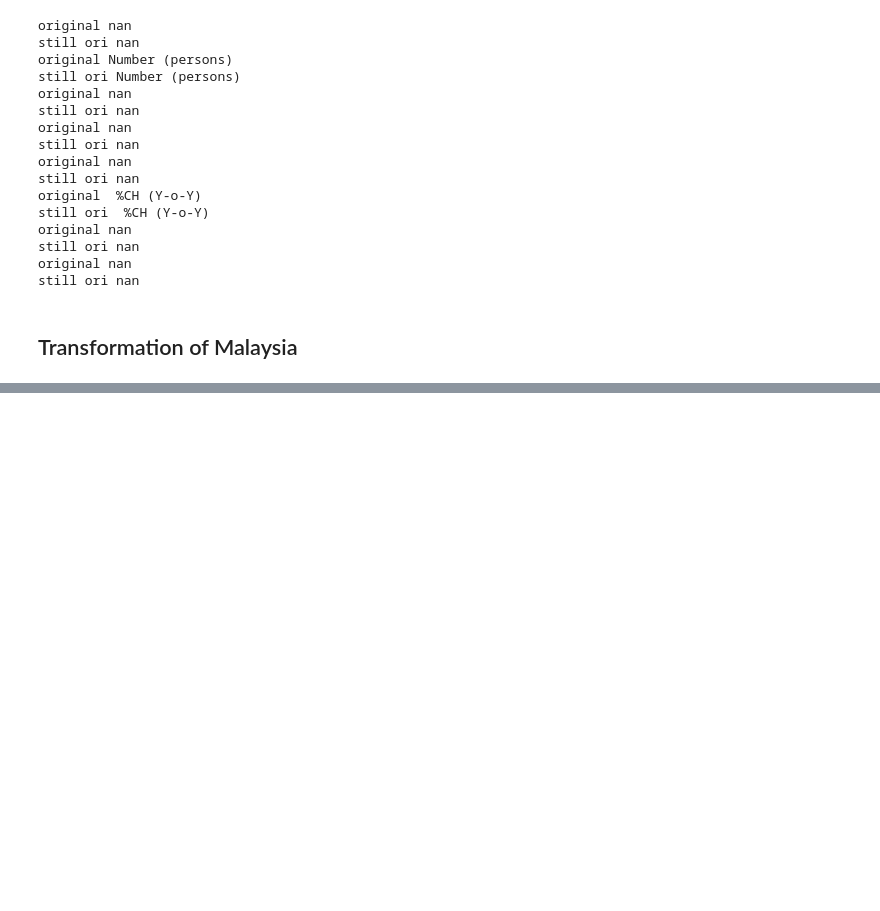
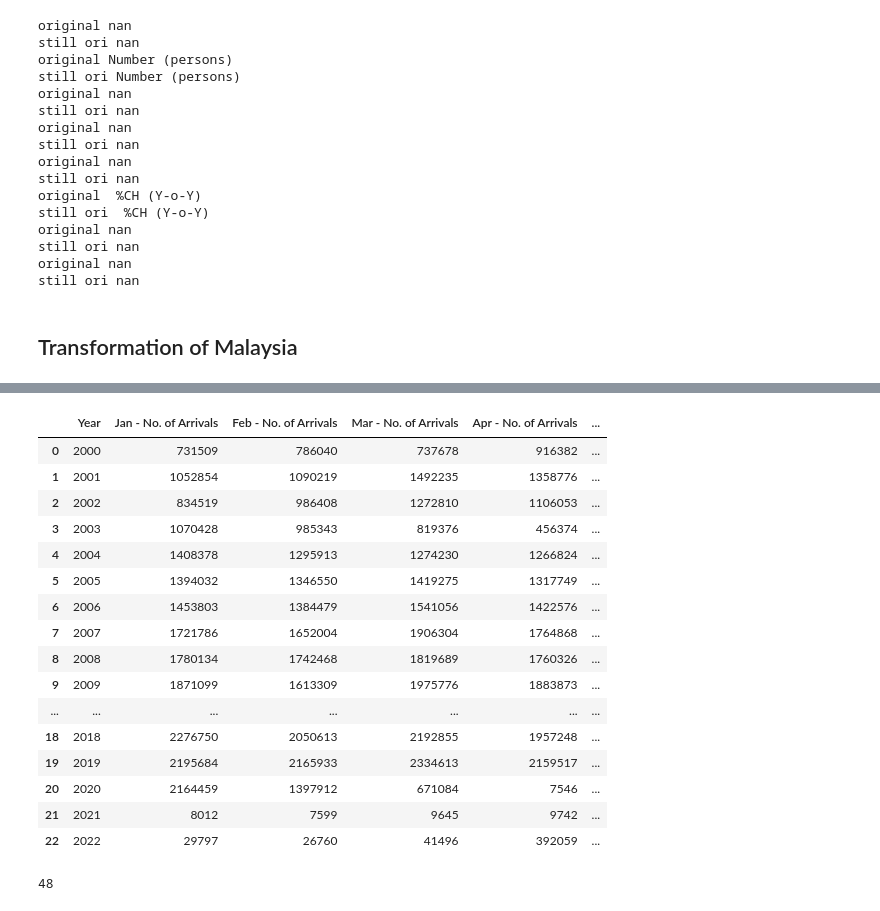
Before and after one commit to geadkee/FYP-TouristArrivalsPrediction, a Jupyter notebook: data-preprocess.ipynb, the cells around one changed output, grey strips where cells are left out. Drawn from its saved outputs; the diff is of its cells as text; code cells hidden in the pictures; blank space fills up the shorter version.

```diff
--- a/data-preprocess.ipynb
+++ b/data-preprocess.ipynb
@@ -146,0 +114,23 @@ file.head(20)
+# %%
+file1 = file.drop(file.iloc[:, -12:-1], axis=1)
+# %%
+file1 = file1.drop(["Destination", "Dec - Percentage Change Year on Year"], axis=1)
+file1
+# %% [output]
+|  | Year | Jan - No. of Arrivals | Feb - No. of Arrivals | Mar - No. of Arrivals | Apr - No. of Arrivals | ... |
+| 0 | 2000 | 731509 | 786040 | 737678 | 916382 | ... |
+| 1 | 2001 | 1052854 | 1090219 | 1492235 | 1358776 | ... |
+| 2 | 2002 | 834519 | 986408 | 1272810 | 1106053 | ... |
+| 3 | 2003 | 1070428 | 985343 | 819376 | 456374 | ... |
+| 4 | 2004 | 1408378 | 1295913 | 1274230 | 1266824 | ... |
+| 5 | 2005 | 1394032 | 1346550 | 1419275 | 1317749 | ... |
+| 6 | 2006 | 1453803 | 1384479 | 1541056 | 1422576 | ... |
+| 7 | 2007 | 1721786 | 1652004 | 1906304 | 1764868 | ... |
+| 8 | 2008 | 1780134 | 1742468 | 1819689 | 1760326 | ... |
+| 9 | 2009 | 1871099 | 1613309 | 1975776 | 1883873 | ... |
+| ... | ... | ... | ... | ... | ... | ... |
+| 18 | 2018 | 2276750 | 2050613 | 2192855 | 1957248 | ... |
+| 19 | 2019 | 2195684 | 2165933 | 2334613 | 2159517 | ... |
+| 20 | 2020 | 2164459 | 1397912 | 671084 | 7546 | ... |
+| 21 | 2021 | 8012 | 7599 | 9645 | 9742 | ... |
+| 22 | 2022 | 29797 | 26760 | 41496 | 392059 | ... |
@@ -146,0 +142,9 @@ file.head(20)
+# %%
+month = []
+for i in range(4):
+    for m in data16to19.iloc[2:14, 0]:
+        month.append(m)
+
+len(month)
+# %% [output]
+48
```
Also changed, not shown: parts of 5 cells of this notebook, 3 other files.
